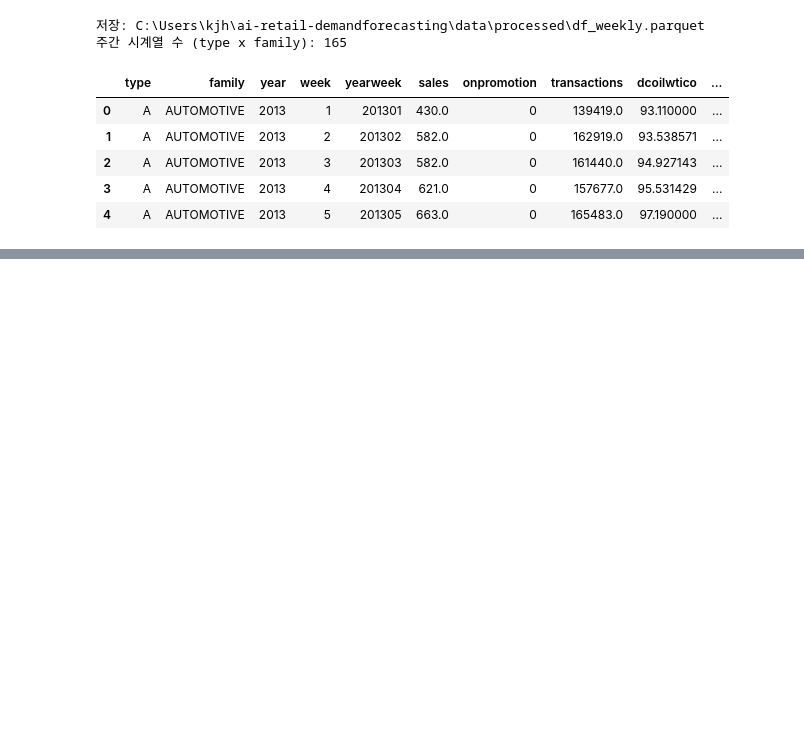
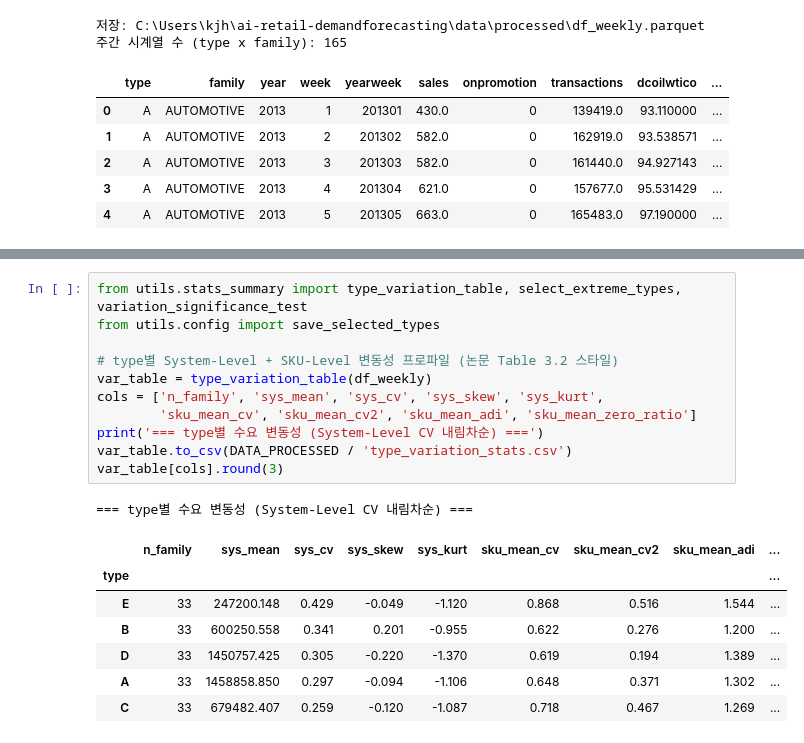
Before and after one commit to junghyuk-kim/ai-retail-demandforecasting, a Jupyter notebook: code/02_데이터셋_로드_전처리.ipynb, the cells around one changed output, grey strips where cells are left out. Cells and saved outputs as stored; diff of their text form; blank space fills up the shorter version.

```diff
--- a/code/02_데이터셋_로드_전처리.ipynb
+++ b/code/02_데이터셋_로드_전처리.ipynb
@@ -205,0 +212,20 @@ df_weekly.head()
+# %%
+from utils.stats_summary import type_variation_table, select_extreme_types, variation_significance_test
+from utils.config import save_selected_types
+
+# type별 System-Level + SKU-Level 변동성 프로파일 (논문 Table 3.2 스타일)
+var_table = type_variation_table(df_weekly)
+cols = ['n_family', 'sys_mean', 'sys_cv', 'sys_skew', 'sys_kurt',
+        'sku_mean_cv', 'sku_mean_cv2', 'sku_mean_adi', 'sku_mean_zero_ratio']
+print('=== type별 수요 변동성 (System-Level CV 내림차순) ===')
+var_table.to_csv(DATA_PROCESSED / 'type_variation_stats.csv')
+var_table[cols].round(3)
+# %% [output]
+=== type별 수요 변동성 (System-Level CV 내림차순) ===
+|  | n_family | sys_mean | sys_cv | sys_skew | sys_kurt | sku_mean_cv | sku_mean_cv2 | sku_mean_adi | ... |
+| type |  |  |  |  |  |  |  |  | ... |
+| E | 33 | 247200.148 | 0.429 | -0.049 | -1.120 | 0.868 | 0.516 | 1.544 | ... |
+| B | 33 | 600250.558 | 0.341 | 0.201 | -0.955 | 0.622 | 0.276 | 1.200 | ... |
+| D | 33 | 1450757.425 | 0.305 | -0.220 | -1.370 | 0.619 | 0.194 | 1.389 | ... |
+| A | 33 | 1458858.850 | 0.297 | -0.094 | -1.106 | 0.648 | 0.371 | 1.302 | ... |
+| C | 33 | 679482.407 | 0.259 | -0.120 | -1.087 | 0.718 | 0.467 | 1.269 | ... |
```
Also changed, not shown: parts of 4 cells of this notebook, 2 other files.
